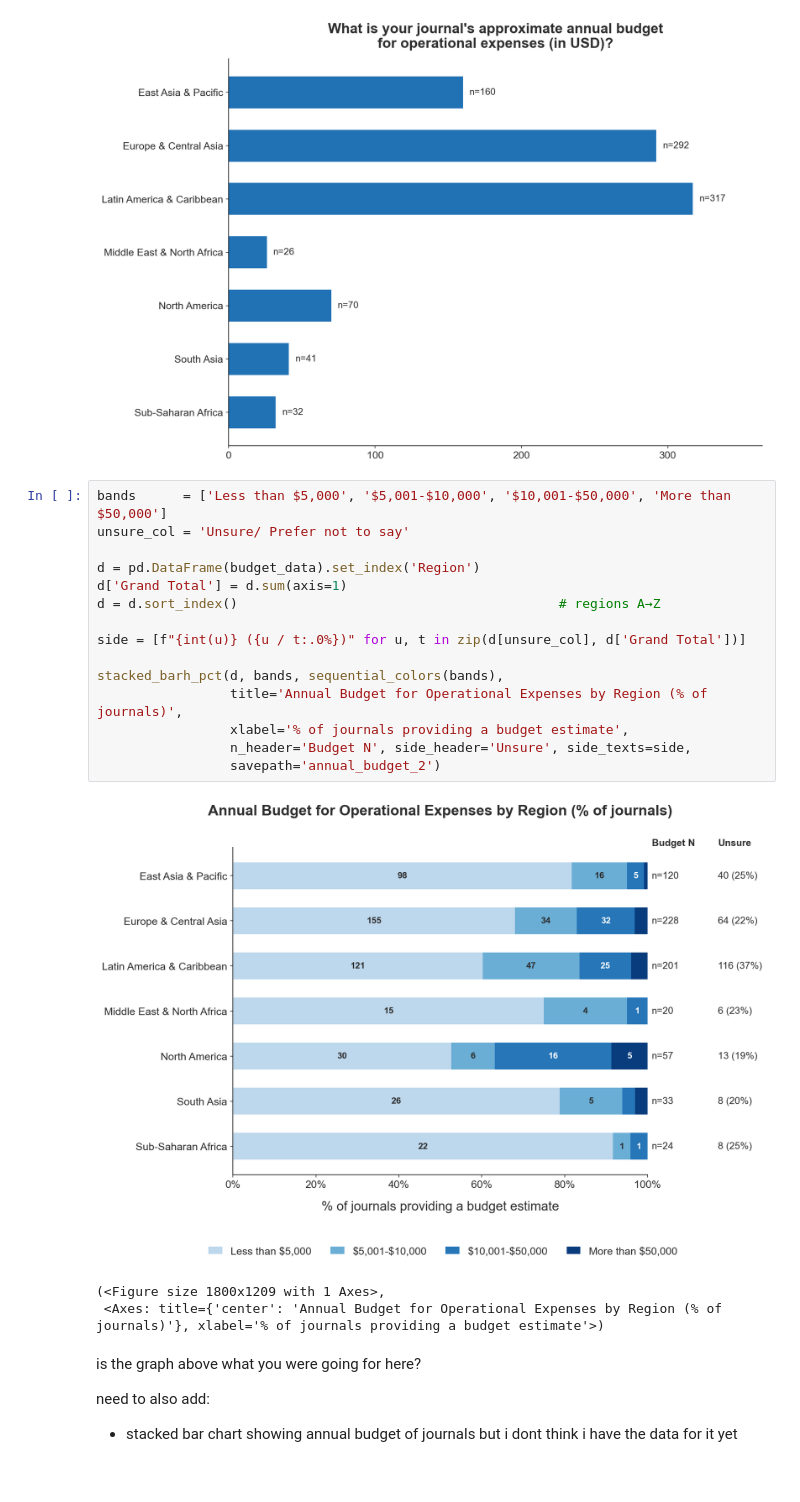
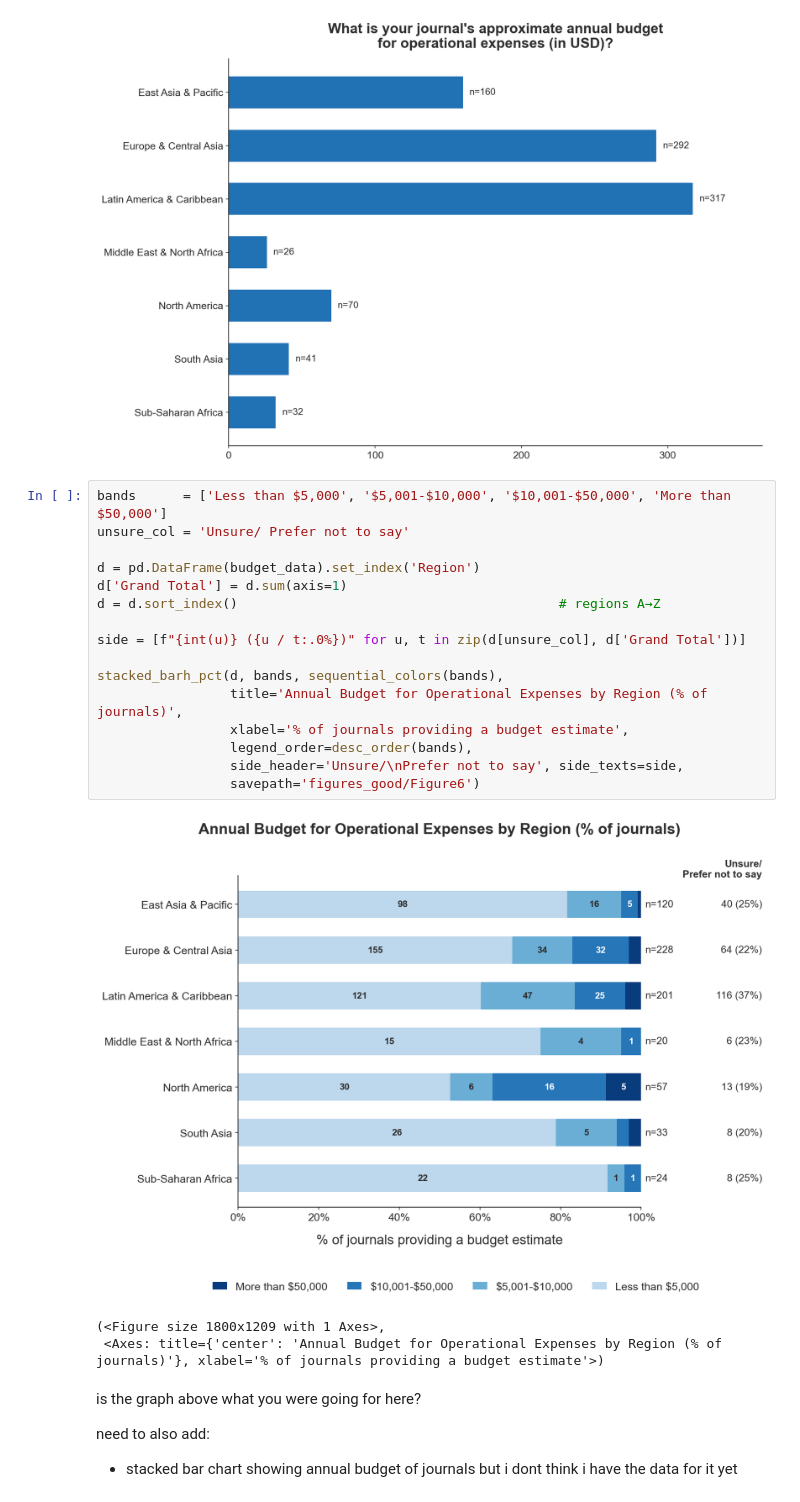
Before and after one commit to taniapoc/data-viz, a Jupyter notebook: side quest into beautiful graphs/graphs.ipynb, the cells around one changed output. Drawn from its saved outputs; the diff is of its cells as text.

```diff
--- a/side quest into beautiful graphs/graphs.ipynb
+++ b/side quest into beautiful graphs/graphs.ipynb
@@ -581,20 +579,21 @@ plt.show()
 # %%
 bands      = ['Less than $5,000', '$5,001-$10,000', '$10,001-$50,000', 'More than $50,000']
 unsure_col = 'Unsure/ Prefer not to say'
 
 d = pd.DataFrame(budget_data).set_index('Region')
 d['Grand Total'] = d.sum(axis=1)
 d = d.sort_index()                                         # regions A→Z
 
 side = [f"{int(u)} ({u / t:.0%})" for u, t in zip(d[unsure_col], d['Grand Total'])]
 
 stacked_barh_pct(d, bands, sequential_colors(bands),
                  title='Annual Budget for Operational Expenses by Region (% of journals)',
                  xlabel='% of journals providing a budget estimate',
-                 n_header='Budget N', side_header='Unsure', side_texts=side,
-                 savepath='annual_budget_2')
+                 legend_order=desc_order(bands),
+                 side_header='Unsure/\nPrefer not to say', side_texts=side,
+                 savepath='figures_good/Figure6')
 # %% [output]
-[figure, old version]
+[figure, new version]
 (<Figure size 1800x1209 with 1 Axes>,
  <Axes: title={'center': 'Annual Budget for Operational Expenses by Region (% of journals)'}, xlabel='% of journals providing a budget estimate'>)
 # %% [markdown]
```
Also changed, not shown: parts of 9 cells of this notebook, 17 other files.
